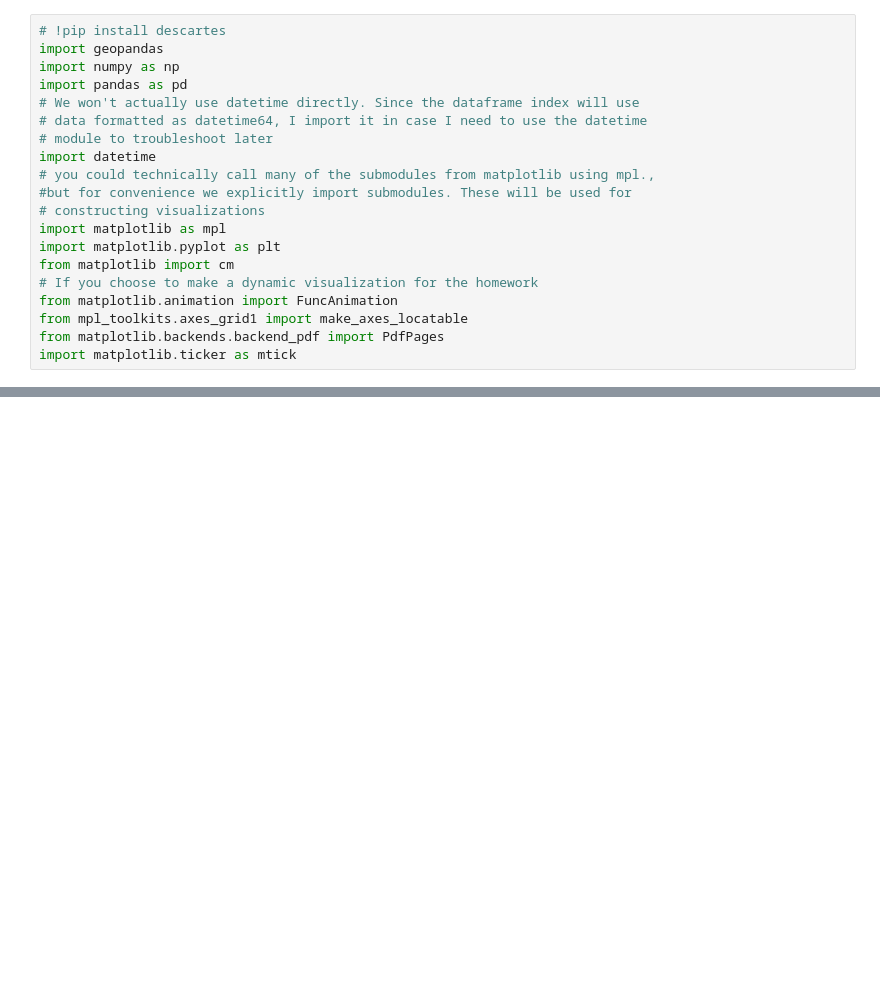
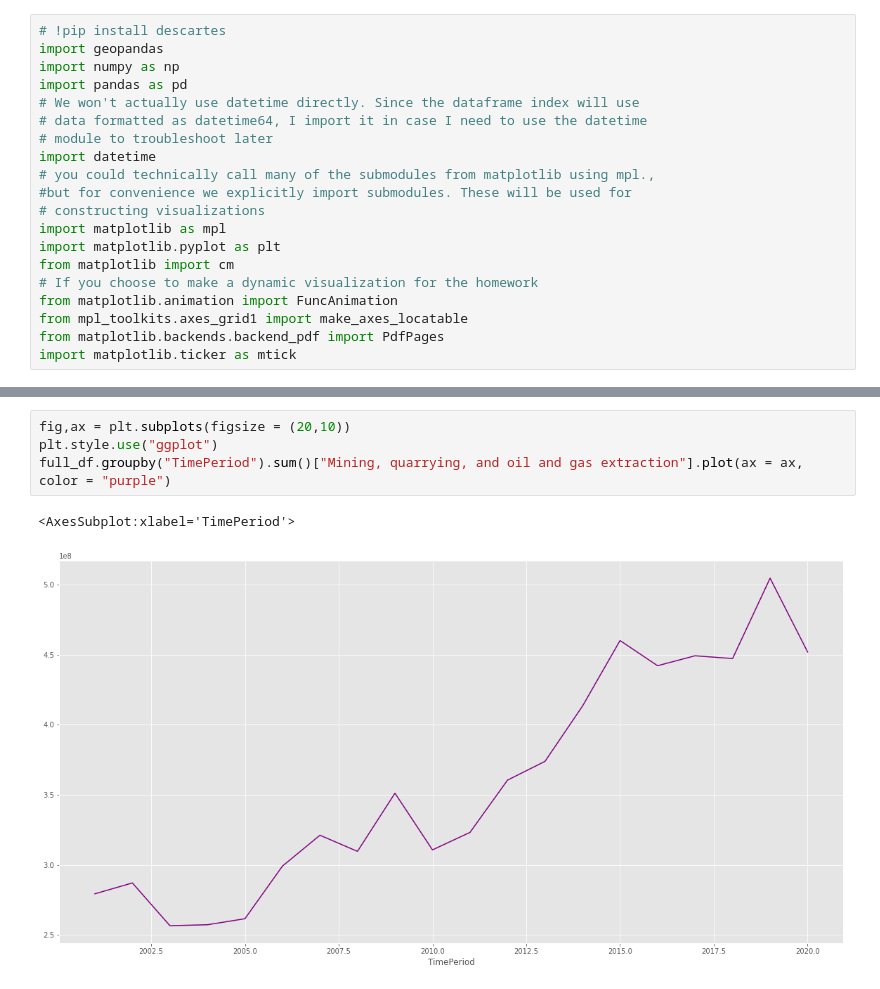
Before and after one commit to priyankadavis/Projects, a Jupyter notebook: BEA County GDP Decomposed For Priyanka.ipynb, the cells around one changed output, grey strips where cells are left out. Saved outputs shown, nothing was run; the diff lists cells and outputs as text; blank space fills up the shorter version.

```diff
--- a/BEA County GDP Decomposed For Priyanka.ipynb
+++ b/BEA County GDP Decomposed For Priyanka.ipynb
@@ -541,0 +542,7 @@ g = sns.pairplot(full_df.reset_index().groupby(["GeoFips"]).rolling(4).mean()[["
+# %%
+fig,ax = plt.subplots(figsize = (20,10))
+plt.style.use("ggplot")
+full_df.groupby("TimePeriod").sum()["Mining, quarrying, and oil and gas extraction"].plot(ax = ax, color = "purple")
+# %% [output]
+<AxesSubplot:xlabel='TimePeriod'>
+[figure, added]
```
Also changed, not shown: parts of 66 cells of this notebook.
